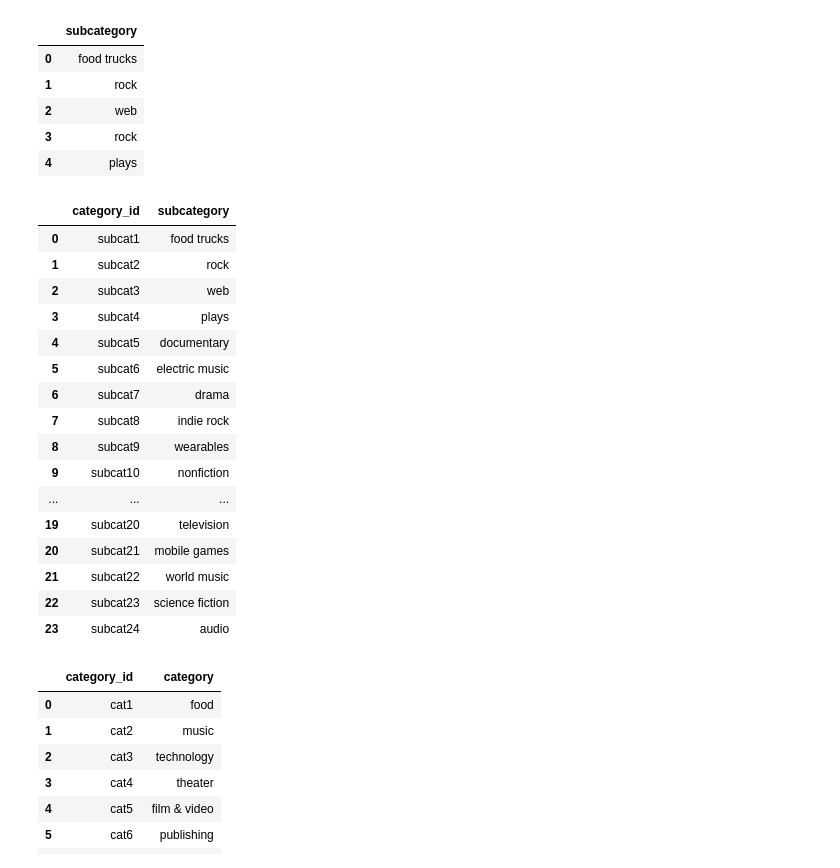
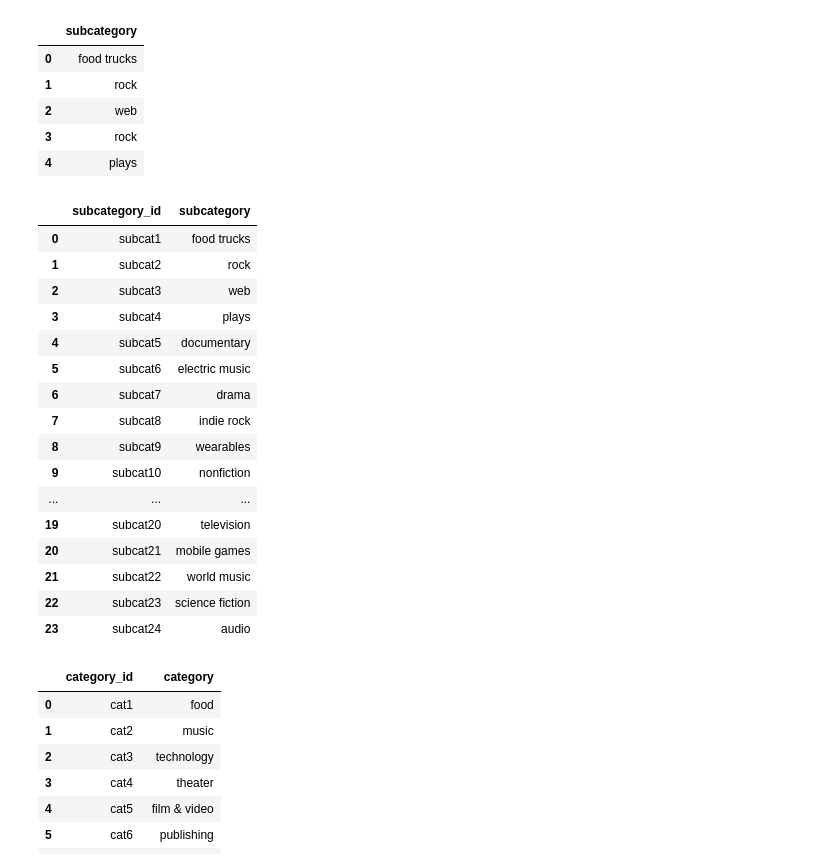
Before and after one commit to Freemark0211/Crowdfunding_ETL, a Jupyter notebook: Cat_Subcat_Campaign_output.ipynb, the cells around one changed output. Saved outputs shown, nothing was run; the diff lists cells and outputs as text; code cells hidden in the pictures.

Commit message:
updated category id titles

```diff
--- a/Cat_Subcat_Campaign_output.ipynb
+++ b/Cat_Subcat_Campaign_output.ipynb
@@ -65,24 +65,24 @@ sub.head()
 # %%
 # create the requested subcategory csv
 # getting unique subcategory values
 sublist = list(sub.subcategory.unique())
 
 # get number of subcat values
 count = len(sublist)
 
 # create dictionary with requested columns
-data = {'category_id':[], 'subcategory':[]}
+data = {'subcategory_id':[], 'subcategory':[]}
 
 # create new dataframe for csv conversion
 for r in range(1,count+1):
     s = (f'subcat{r}')
-    data['category_id'].append(s)
+    data['subcategory_id'].append(s)
     data['subcategory'].append(sublist[r-1])
 subuq = pd.DataFrame(data)
 subuq.to_csv('Output/subcategory.csv', index = False)
 subuq
 # %% [output]
-|  | category_id | subcategory |
+|  | subcategory_id | subcategory |
 | 0 | subcat1 | food trucks |
 | 1 | subcat2 | rock |
 | 2 | subcat3 | web |
```
Also changed, not shown: parts of 2 cells of this notebook, 2 other files.
